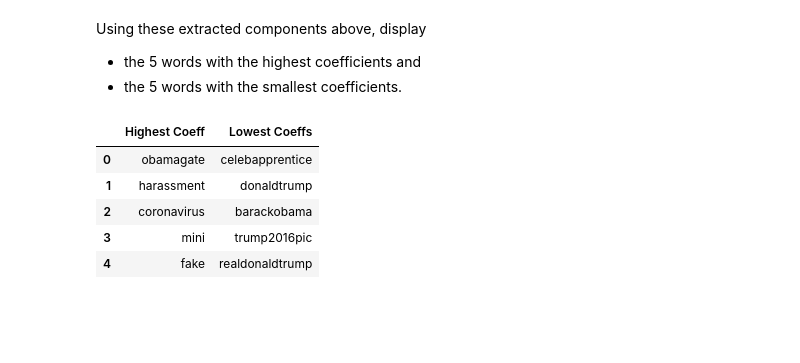
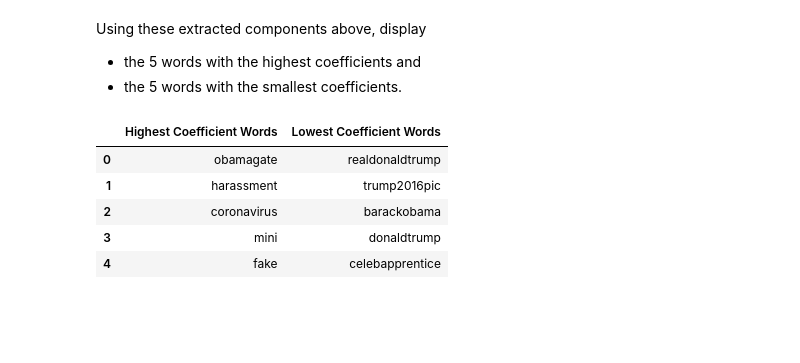
Before and after one commit to Blaise143/CPSC-330-ASSIGNMENTS, a Jupyter notebook: hw4/hw4.ipynb, the cells around one changed output. Drawn from its saved outputs; the diff is of its cells as text; code cells hidden in the pictures.

```diff
--- a/hw4/hw4.ipynb
+++ b/hw4/hw4.ipynb
@@ -312,36 +337,50 @@ Using these extracted components above, display
 - the 5 words with the highest coefficients and
 - the 5 words with the smallest coefficients.
 # %%
-# vec_from_pipe.vocabulary_
-lr_coeffs = lr_from_pipe.coef_[0]
+from typing import List
+# Obtainig the Coefficients as a numpy array
+lr_coeffs: np.array = lr_from_pipe.coef_[0]
 
-lr_index_coeffs = [(coef, num) for num, coef in enumerate(lr_coeffs)]
+# Creating a python list that with an enumeration of the coefficients
+lr_index_coeffs: List[tuple] = [(coef, num) for num, coef in enumerate(lr_coeffs)]
 
+# Sorting the list from largest coefficient to the lowest
 lr_index_coeffs.sort(key= lambda x: x[0], reverse=True)
-top_5 = lr_index_coeffs[:5]
-bottom_5 = lr_index_coeffs[-5:]
 
+# Obtaining the 5 largest coefficients and their indices as a list of tuples
+top_5: List[tuple] = lr_index_coeffs[:5]
 
-tops = [index for coef, index in top_5]
-bottoms = [index for coef, index in bottom_5]
+# Obtaining the bottom 5 coefficients and their indices as a list of tuples
+bottom_5: List[tuple] = list(reversed(lr_index_coeffs[-5:]))
 
+# Obtaining just the indices of the highest coefficients
+tops: List[int] = [index for coef, index in top_5]
 
+# Obtaining just the indices of the lowest coefficients
+bottoms: List[int] = [index for coef, index in bottom_5]
 
+# Creating a dictionary whose contents are the vocabulary. The keys and values are reversed
+new_vocab = {word: index for index, word in vec_from_pipe.vocabulary_.items()}
 
-new_vocab = {word: index for index, word in vec_from_pipe.vocabulary_.items()}
-highest_coefficient_words = [new_vocab[index] for index in tops]
-lowest_coefficient_words = [new_vocab[index] for index in bottoms]
+# Obtaining the words with the highest coefficients as a python list
+highest_coefficient_words: List[str] = [new_vocab[index] for index in tops]
 
-extracts_df = pd.DataFrame({"Highest Coeff": highest_coefficient_words,
-                           "Lowest Coeffs": lowest_coefficient_words})
+# Obtaining the words with the lowest coefficients as a python list of strings
+lowest_coefficient_words: List[str] = [new_vocab[index] for index in bottoms]
+
+# Putting them in a form of a pandas dataframe
+extracts_df: pd.DataFrame = pd.DataFrame({"Highest Coefficient Words": highest_coefficient_words,
+                           "Lowest Coefficient Words": lowest_coefficient_words})
+
+# Displaying the results
 extracts_df
 # %% [output]
-|  | Highest Coeff | Lowest Coeffs |
-| 0 | obamagate | celebapprentice |
-| 1 | harassment | donaldtrump |
+|  | Highest Coefficient Words | Lowest Coefficient Words |
+| 0 | obamagate | realdonaldtrump |
+| 1 | harassment | trump2016pic |
 | 2 | coronavirus | barackobama |
-| 3 | mini | trump2016pic |
-| 4 | fake | realdonaldtrump |
+| 3 | mini | donaldtrump |
+| 4 | fake | celebapprentice |
 # %% [markdown]
 <br><br>
 # %% [markdown]
```
Also changed, not shown: parts of 19 cells of this notebook.
